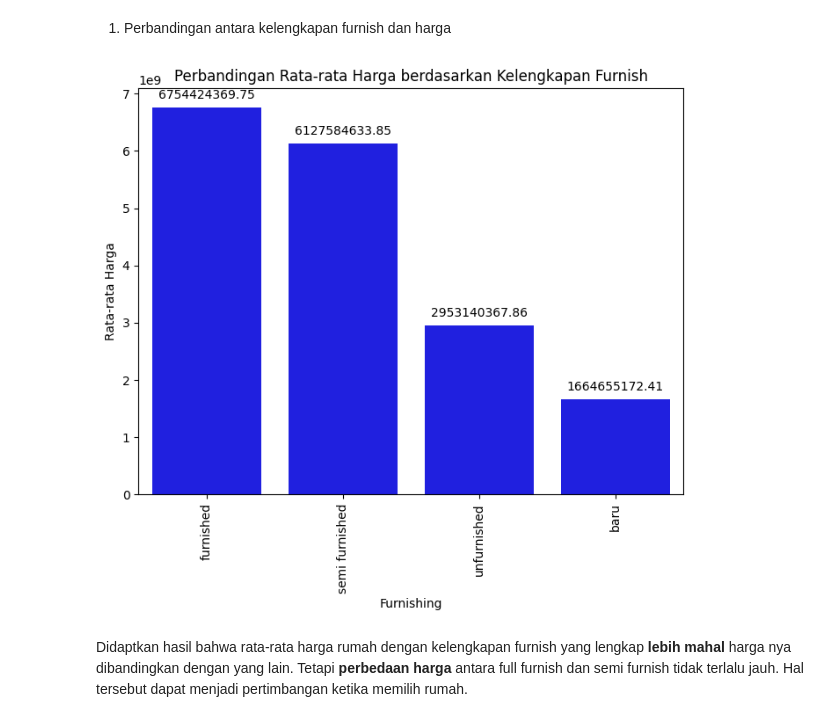
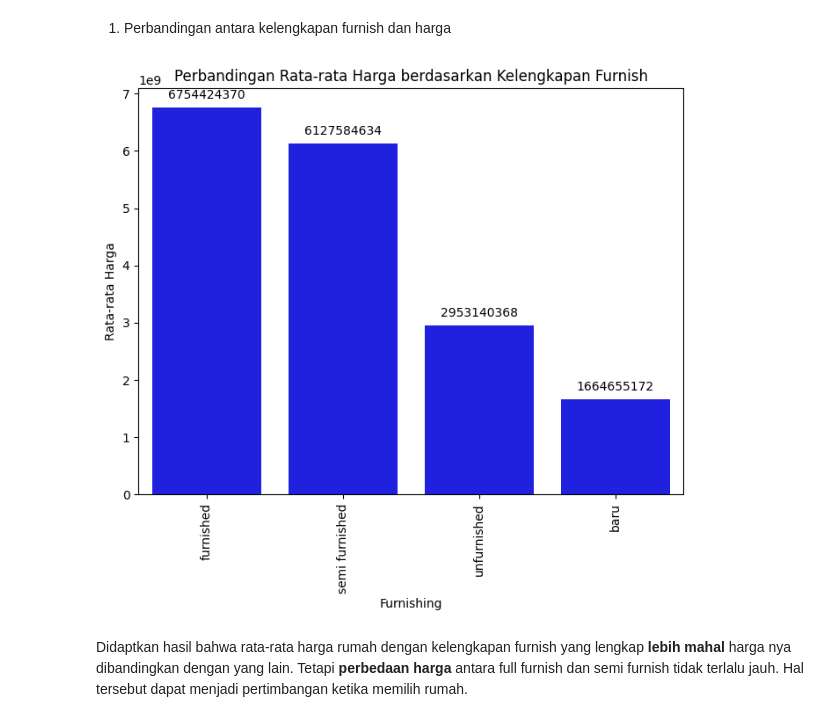
Before and after one commit to abdinegara783/ISFEST2023, a Jupyter notebook: ISFEST_Rozi.ipynb, the cells around one changed output. Cells and saved outputs as stored; diff of their text form; code cells hidden in the pictures.

```diff
--- a/ISFEST_Rozi.ipynb
+++ b/ISFEST_Rozi.ipynb
@@ -165,29 +165,29 @@ Nilai unik dari kolom furnishing:
 # %%
 # Menghitung rata-rata harga berdasarkan furnishing
 rata_harga_furnish = data.groupby('furnishing')['price_in_rp'].mean().reset_index()
 
 # Mengurutkan berdasarkan harga rata-rata secara menurun
 rata_harga_furnish = rata_harga_furnish.sort_values('price_in_rp', ascending=False)
 
 # Membuat bar plot
 plt.figure(figsize=(8, 6))
 sns.barplot(x='furnishing', y='price_in_rp', data=rata_harga_furnish, color = 'blue')
 plt.xlabel('Furnishing')
 plt.ylabel('Rata-rata Harga')
 plt.title('Perbandingan Rata-rata Harga berdasarkan Kelengkapan Furnish')
 plt.xticks(rotation=90)
 
 # Menambahkan anotasi pada setiap bar
 for i, p in enumerate(plt.gca().patches):
-    plt.gca().annotate(format(p.get_height(), '.2f'),
+    plt.gca().annotate(format(p.get_height(), '.0f'),
                        (p.get_x() + p.get_width() / 2., p.get_height()),
                        ha='center',
                        va='center',
                        xytext=(0, 10),
                        textcoords='offset points')
 plt.show()
 # %% [output]
-[figure, old version]
+[figure, new version]
 # %% [markdown]
 Didaptkan hasil bahwa rata-rata harga rumah dengan kelengkapan furnish yang lengkap **lebih mahal** harga nya dibandingkan dengan yang lain. Tetapi **perbedaan harga** antara full furnish dan semi furnish tidak terlalu jauh. Hal tersebut dapat menjadi pertimbangan ketika memilih rumah.
 # %% [markdown]
```
Also changed, not shown: parts of 4 cells of this notebook.
